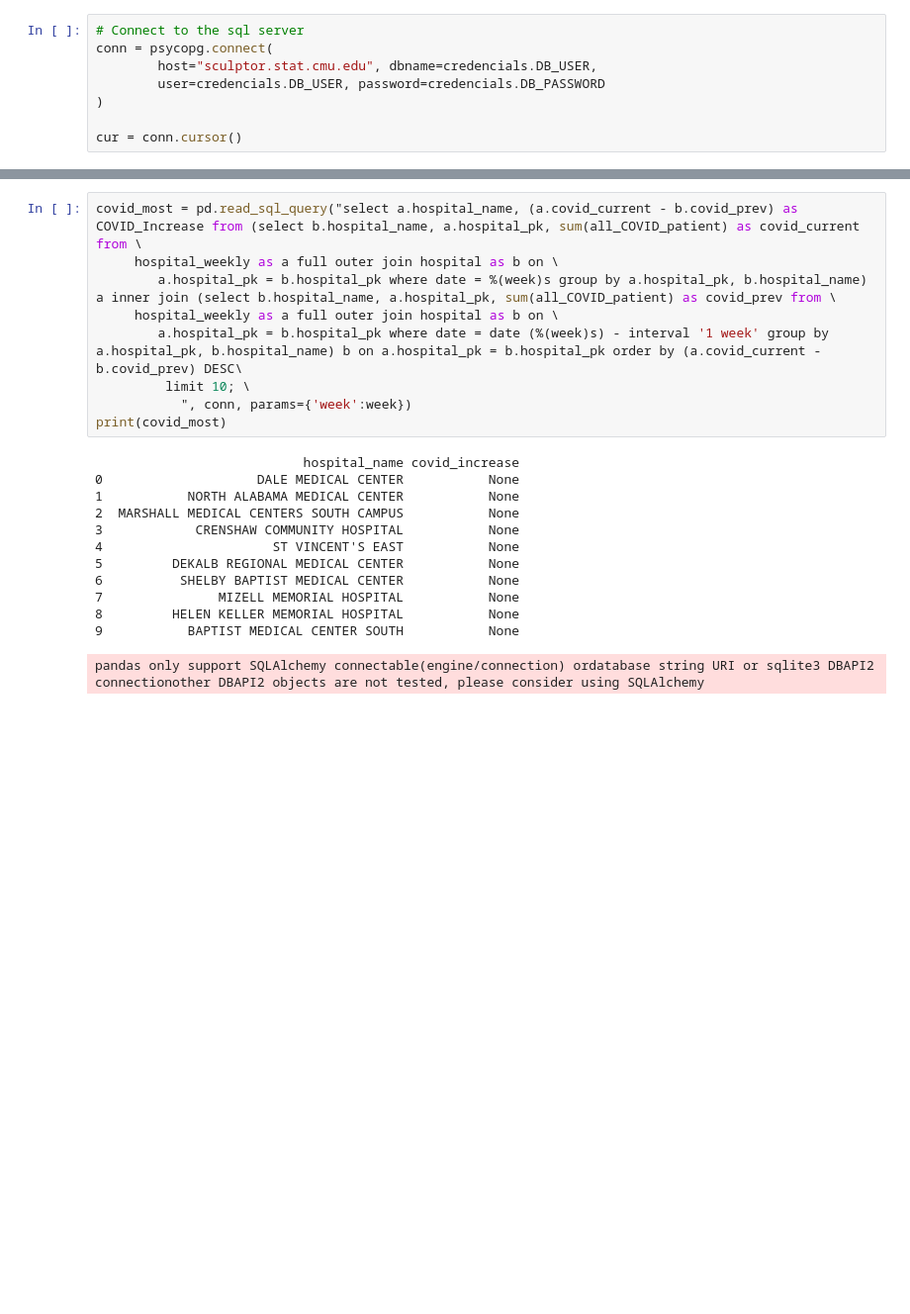
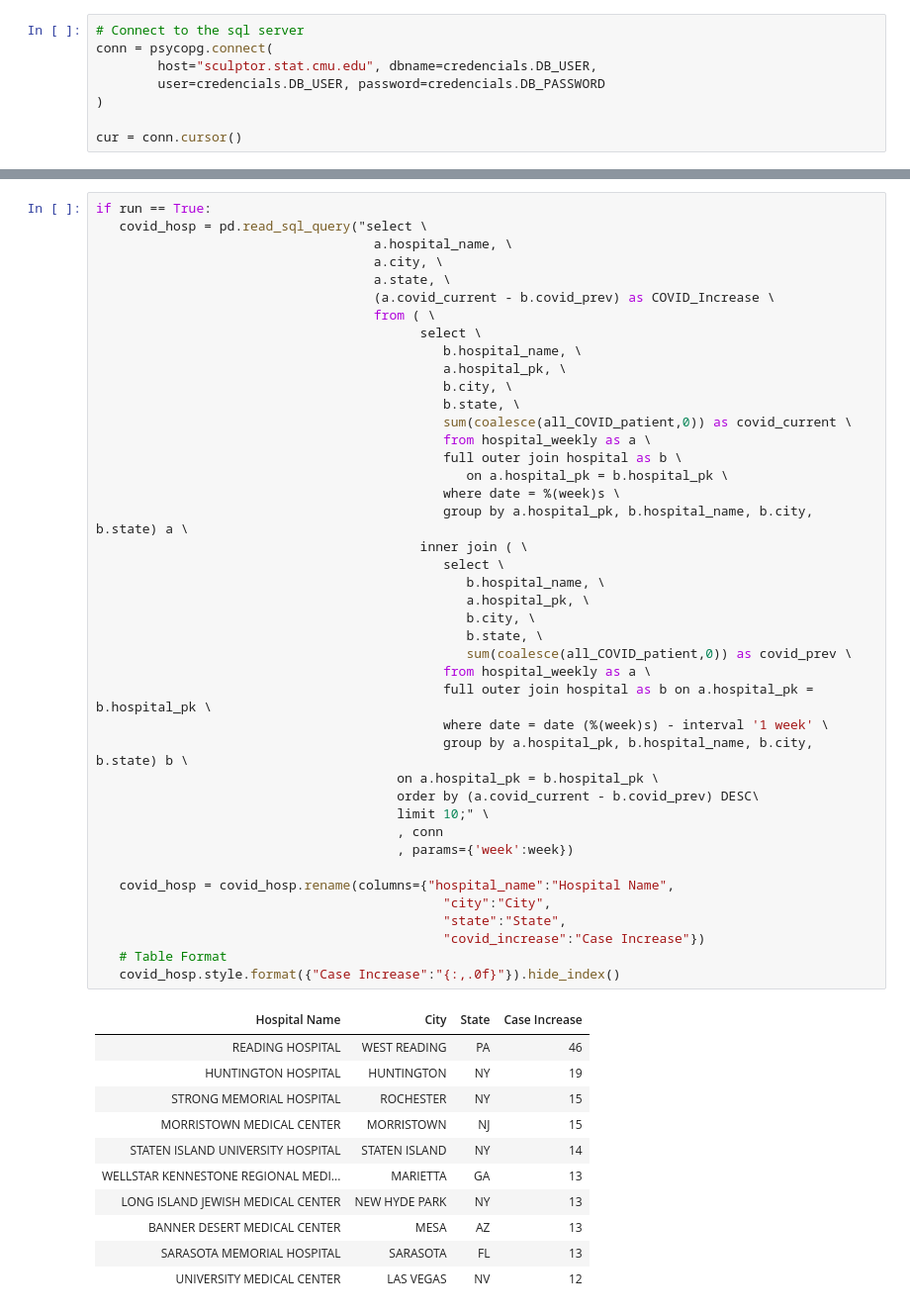
Before and after one commit to RuohaoWu/Hospital-Database, a Jupyter notebook: weekly-report.ipynb, the cells around one changed output, grey strips where cells are left out. Shown at 99% size. Cells and saved outputs as stored; diff of their text form; blank space fills up the shorter version.

```diff
--- a/weekly-report.ipynb
+++ b/weekly-report.ipynb
@@ -170,22 +269,54 @@ pandas only support SQLAlchemy connectable(engine/connection) ordatabase string
 # %%
-covid_most = pd.read_sql_query("select a.hospital_name, (a.covid_current - b.covid_prev) as COVID_Increase from (select b.hospital_name, a.hospital_pk, sum(all_COVID_patient) as covid_current from \
-     hospital_weekly as a full outer join hospital as b on \
-        a.hospital_pk = b.hospital_pk where date = %(week)s group by a.hospital_pk, b.hospital_name) a inner join (select b.hospital_name, a.hospital_pk, sum(all_COVID_patient) as covid_prev from \
-     hospital_weekly as a full outer join hospital as b on \
-        a.hospital_pk = b.hospital_pk where date = date (%(week)s) - interval '1 week' group by a.hospital_pk, b.hospital_name) b on a.hospital_pk = b.hospital_pk order by (a.covid_current - b.covid_prev) DESC\
-         limit 10; \
-           ", conn, params={'week':week})
-print(covid_most)
+if run == True:
+   covid_hosp = pd.read_sql_query("select \
+                                    a.hospital_name, \
+                                    a.city, \
+                                    a.state, \
+                                    (a.covid_current - b.covid_prev) as COVID_Increase \
+                                    from ( \
+                                          select \
+                                             b.hospital_name, \
+                                             a.hospital_pk, \
+                                             b.city, \
+                                             b.state, \
+                                             sum(coalesce(all_COVID_patient,0)) as covid_current \
+                                             from hospital_weekly as a \
+                                             full outer join hospital as b \
+                                                on a.hospital_pk = b.hospital_pk \
+                                             where date = %(week)s \
+                                             group by a.hospital_pk, b.hospital_name, b.city, b.state) a \
+                                          inner join ( \
+                                             select \
+                                                b.hospital_name, \
+                                                a.hospital_pk, \
+                                                b.city, \
+                                                b.state, \
+                                                sum(coalesce(all_COVID_patient,0)) as covid_prev \
+                                             from hospital_weekly as a \
+                                             full outer join hospital as b on a.hospital_pk = b.hospital_pk \
+                                             where date = date (%(week)s) - interval '1 week' \
+                                             group by a.hospital_pk, b.hospital_name, b.city, b.state) b \
+                                       on a.hospital_pk = b.hospital_pk \
+                                       order by (a.covid_current - b.covid_prev) DESC\
+                                       limit 10;" \
+                                       , conn
+                                       , params={'week':week})
+
+   covid_hosp = covid_hosp.rename(columns={"hospital_name":"Hospital Name",
+                                             "city":"City",
+                                             "state":"State",
+                                             "covid_increase":"Case Increase"})
+   # Table Format
+   covid_hosp.style.format({"Case Increase":"{:,.0f}"}).hide_index()
 # %% [output]
-                           hospital_name covid_increase
-0                    DALE MEDICAL CENTER           None
-1           NORTH ALABAMA MEDICAL CENTER           None
-2  MARSHALL MEDICAL CENTERS SOUTH CAMPUS           None
-3            CRENSHAW COMMUNITY HOSPITAL           None
-4                      ST VINCENT'S EAST           None
-5         DEKALB REGIONAL MEDICAL CENTER           None
-6          SHELBY BAPTIST MEDICAL CENTER           None
-7               MIZELL MEMORIAL HOSPITAL           None
-8         HELEN KELLER MEMORIAL HOSPITAL           None
-9           BAPTIST MEDICAL CENTER SOUTH           None
-pandas only support SQLAlchemy connectable(engine/connection) ordatabase string URI or sqlite3 DBAPI2 connectionother DBAPI2 objects are not tested, please consider using SQLAlchemy
+| Hospital Name | City | State | Case Increase |
+| READING HOSPITAL | WEST READING | PA | 46 |
+| HUNTINGTON HOSPITAL | HUNTINGTON | NY | 19 |
+| STRONG MEMORIAL HOSPITAL | ROCHESTER | NY | 15 |
+| MORRISTOWN MEDICAL CENTER | MORRISTOWN | NJ | 15 |
+| STATEN ISLAND UNIVERSITY HOSPITAL | STATEN ISLAND | NY | 14 |
+| WELLSTAR KENNESTONE REGIONAL MEDI... | MARIETTA | GA | 13 |
+| LONG ISLAND JEWISH MEDICAL CENTER | NEW HYDE PARK | NY | 13 |
+| BANNER DESERT MEDICAL CENTER | MESA | AZ | 13 |
+| SARASOTA MEMORIAL HOSPITAL | SARASOTA | FL | 13 |
+| UNIVERSITY MEDICAL CENTER | LAS VEGAS | NV | 12 |
```
Also changed, not shown: parts of 26 cells of this notebook.
